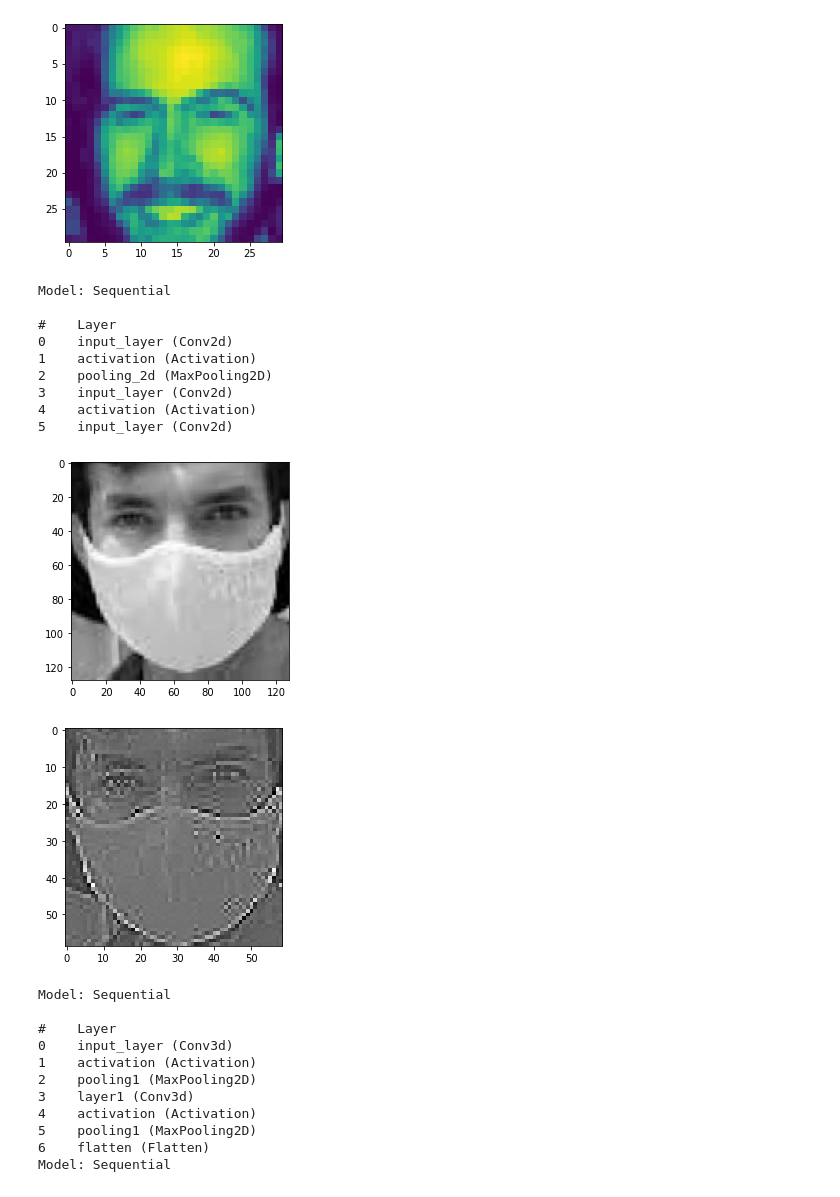
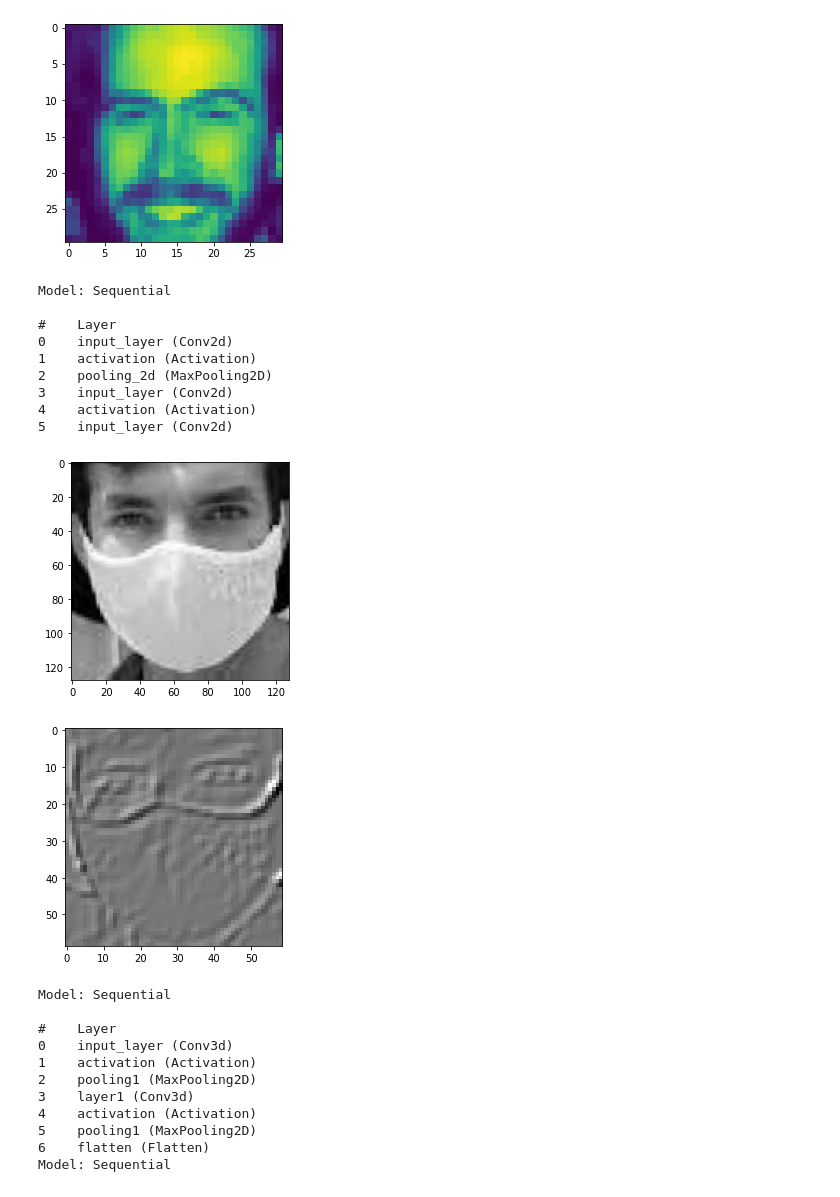
Before and after one commit to andreicozma1/CS522-TeamProject, a Jupyter notebook: main.ipynb, the cells around one changed output. Cells and saved outputs as stored; diff of their text form; code cells hidden in the pictures.

```diff
--- a/main.ipynb
+++ b/main.ipynb
@@ -256,42 +259,42 @@ def get_cnn_gray(flatten: bool):
 
     # build model
     model = Sequential()
-    model.add(Conv(kernel=kernel, name="input_layer"))
+    model.add(Conv(kernel=k_emboss, name="input_layer"))
     model.add(Activation('relu'))
     model.add(Pooling2D(mode='avg'))
-    model.add(Conv(kernel=kernel, name="input_layer"))
+    model.add(Conv(kernel=k_emboss, name="input_layer"))
     model.add(Activation('relu'))
-    model.add(Conv(kernel=kernel, name="input_layer"))
+    model.add(Conv(kernel=k_emboss, name="input_layer"))
     if (flatten):
         model.add(Flatten())
     # model.add(Activation('sigmoid'))
     model.summary()
     return model
 
 
 test_image_gray = dataset_gray.train.X[7345]
 # feed image through model
 x = get_cnn_gray(flatten=False).feedforward(test_image_gray)
 
 # display original image
 plt.imshow(test_image_gray, cmap='gray')
 plt.show()
 
 # display convoluted image
 plt.imshow(x, cmap='gray')
 plt.show()
 # %% [output]
 Model: Sequential
 
 #    Layer
 0    input_layer (Conv2d)
 1    activation (Activation)
 2    pooling_2d (MaxPooling2D)
 3    input_layer (Conv2d)
 4    activation (Activation)
 5    input_layer (Conv2d)
 [figure]
-[figure, old version]
+[figure, new version]
 # %%
 from tqdm import tqdm
 model_cnn_rgb = get_cnn_rgb(flatten=True)
```
Also changed, not shown: parts of 3 cells of this notebook, 1 other file.
